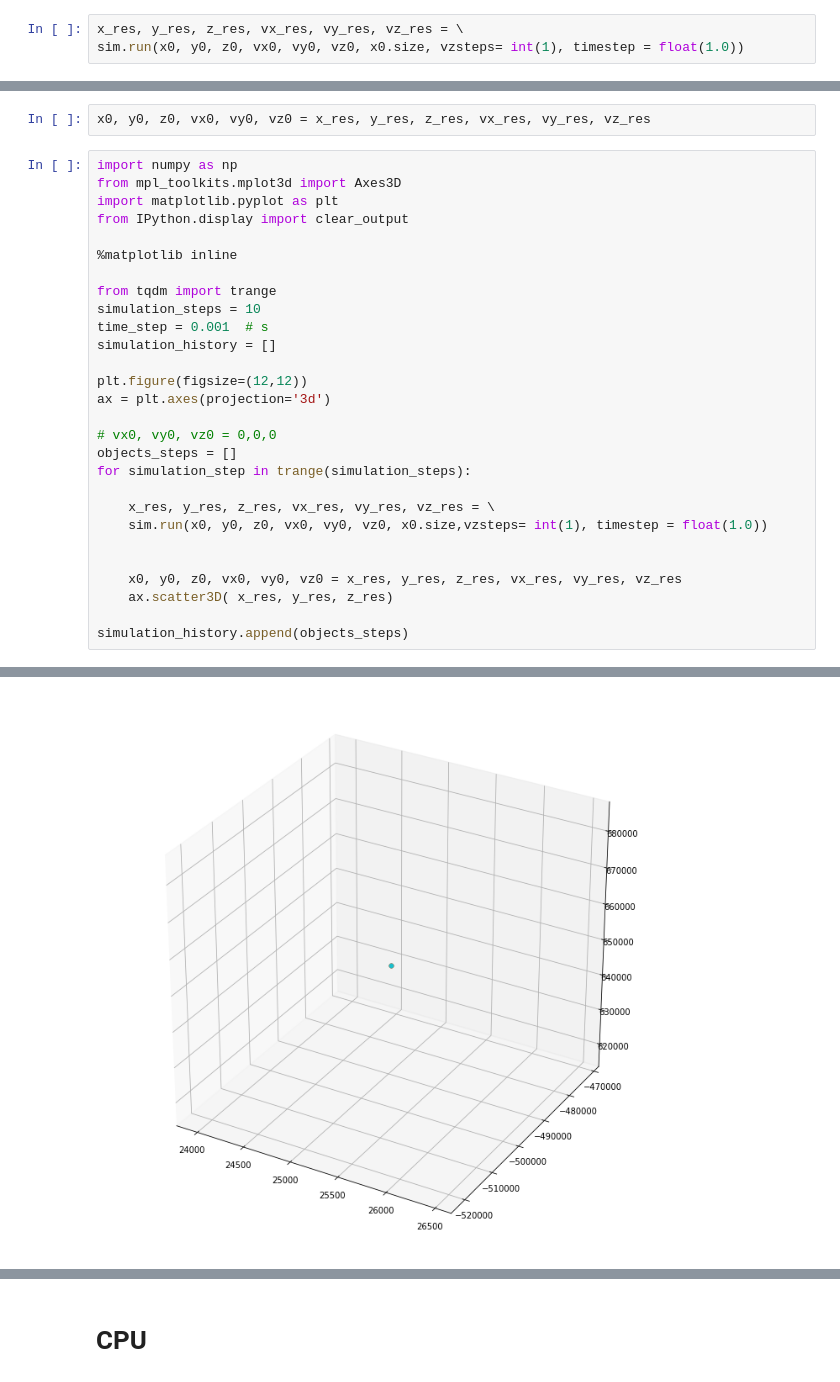
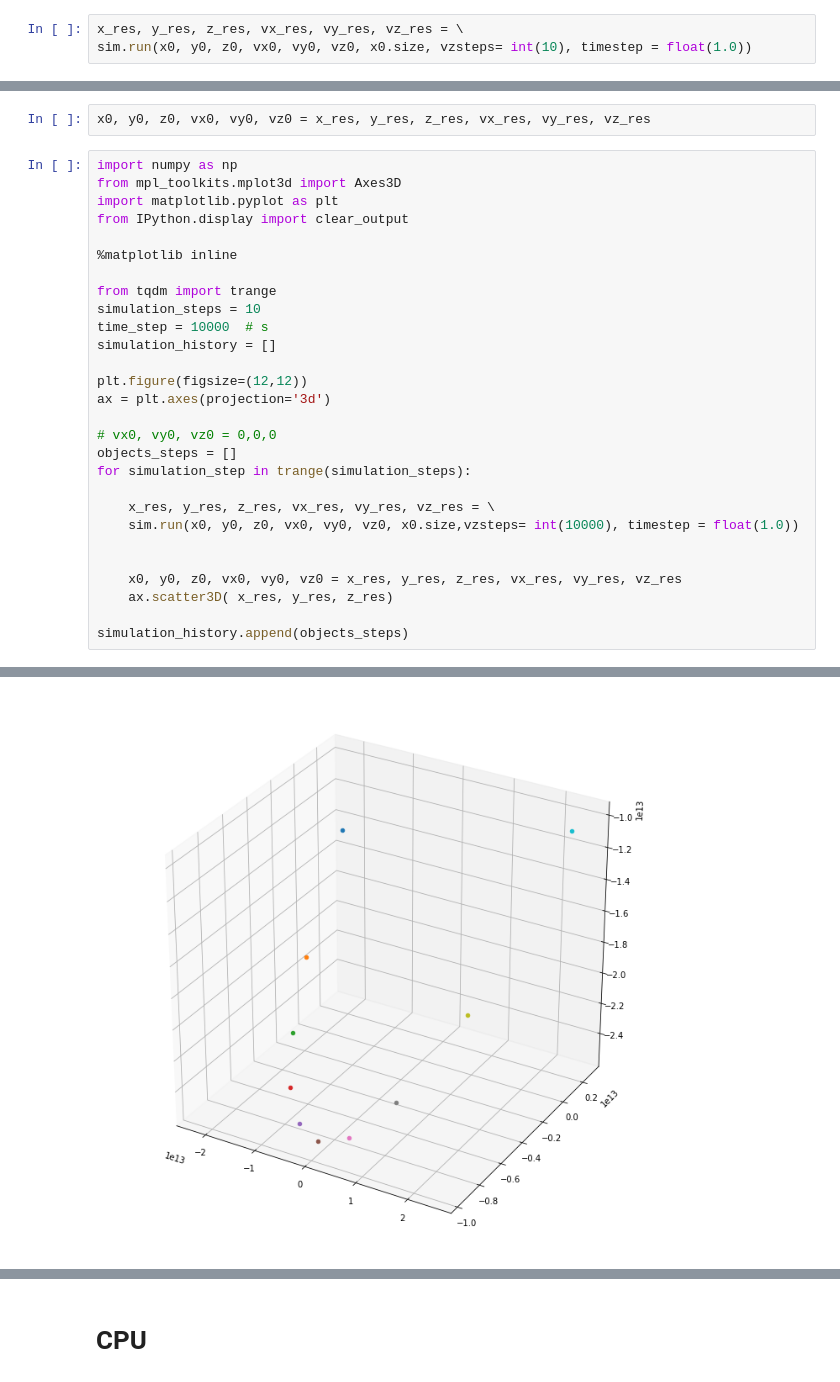
Before and after one commit to kharitonov-ivan/space_junk_simulator, a Jupyter notebook: sandbox.ipynb, the cells around one changed output, grey strips where cells are left out. Cells and saved outputs as stored; diff of their text form.

```diff
--- a/sandbox.ipynb
+++ b/sandbox.ipynb
@@ -92,4 +42,4 @@ x0, y0, z0, vx0, vy0, vz0
  array([-0.00072706]))
 # %%
 x_res, y_res, z_res, vx_res, vy_res, vz_res = \
-sim.run(x0, y0, z0, vx0, vy0, vz0, x0.size, vzsteps= int(1), timestep = float(1.0))
+sim.run(x0, y0, z0, vx0, vy0, vz0, x0.size, vzsteps= int(10), timestep = float(1.0))
@@ -117,7 +64,7 @@ from IPython.display import clear_output
 
 from tqdm import trange
 simulation_steps = 10
-time_step = 0.001  # s
+time_step = 10000  # s
 simulation_history = []
 
 plt.figure(figsize=(12,12))
@@ -128,7 +75,7 @@ objects_steps = []
 for simulation_step in trange(simulation_steps):
 
     x_res, y_res, z_res, vx_res, vy_res, vz_res = \
-    sim.run(x0, y0, z0, vx0, vy0, vz0, x0.size,vzsteps= int(1), timestep = float(1.0))
+    sim.run(x0, y0, z0, vx0, vy0, vz0, x0.size,vzsteps= int(10000), timestep = float(1.0))
 
 
     x0, y0, z0, vx0, vy0, vz0 = x_res, y_res, z_res, vx_res, vy_res, vz_res
@@ -159 +86 @@ simulation_history.append(objects_steps)
-[figure, old version]
+[figure, new version]
```
Also changed, not shown: parts of 14 cells of this notebook, 4 other files.
